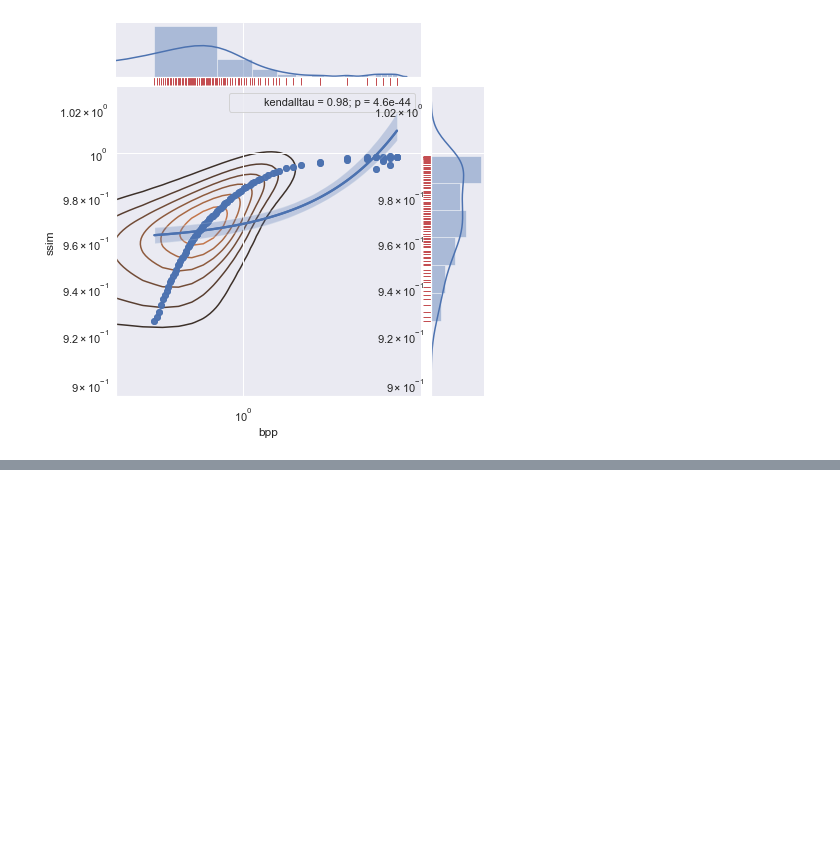
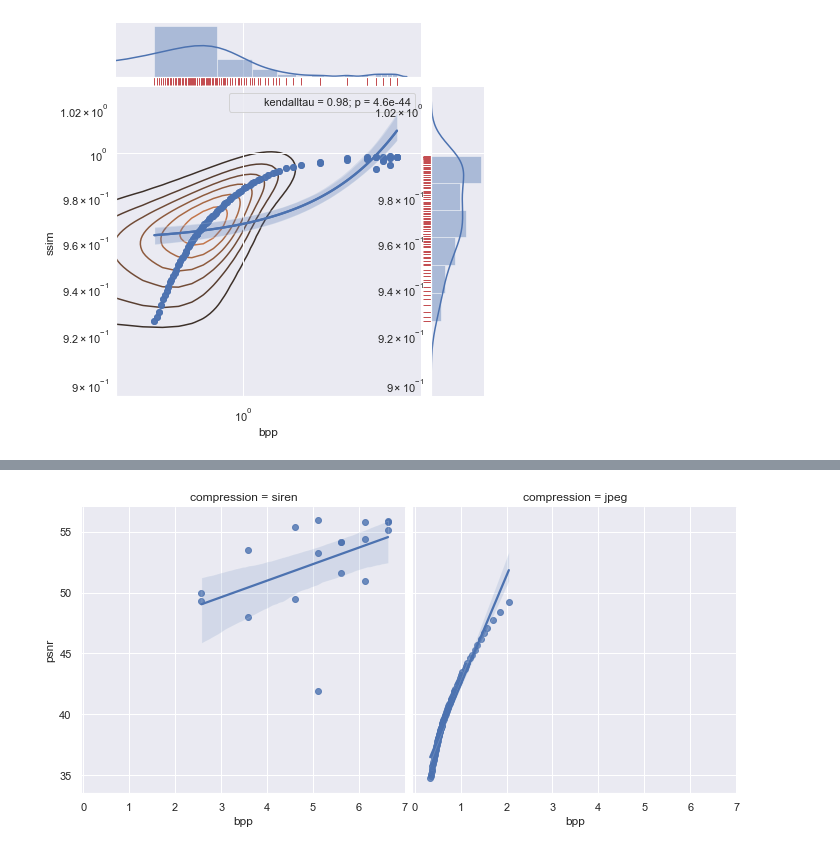
Before and after one commit to franec94/Sinren-Data-Analyses-A-Posteriori, a Jupyter notebook: notebooks/analyze_a_run/analyze_a_run.ipynb, the cells around one changed output, grey strips where cells are left out. Saved outputs shown, nothing was run; the diff lists cells and outputs as text; code cells hidden in the pictures; blank space fills up the shorter version.

```diff
--- a/notebooks/analyze_a_run/analyze_a_run.ipynb
+++ b/notebooks/analyze_a_run/analyze_a_run.ipynb
@@ -291,0 +355,4 @@ TypeError: regplot() got an unexpected keyword argument 'hue'
+# %%
+g = sns.lmplot(x="bpp", y="psnr", col="compression", data=merged_df, palette="Set1").fig.subplots_adjust(wspace=.02)
+# %% [output]
+[figure, added]
```
Also changed, not shown: parts of 9 cells of this notebook.
